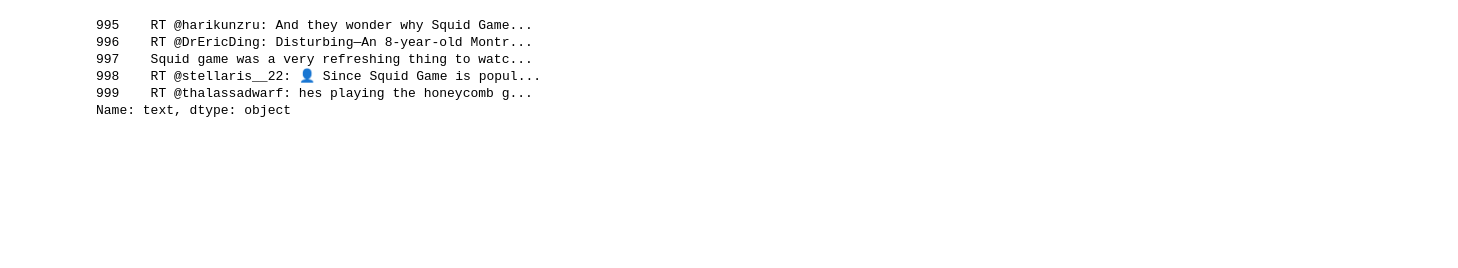
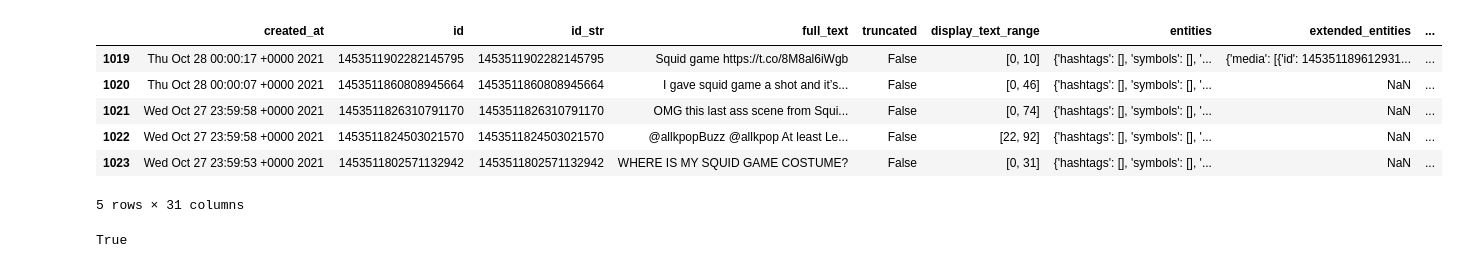
Before and after one commit to vin-rmdn/cancelled, a Jupyter notebook: notebook/tweet_scrap.ipynb, the cells around one changed output. Saved outputs shown, nothing was run; the diff lists cells and outputs as text; code cells hidden in the pictures; blank space fills up the shorter version.

```diff
--- a/notebook/tweet_scrap.ipynb
+++ b/notebook/tweet_scrap.ipynb
@@ -9,5 +11,3 @@ with open('../credential/bearer_token.txt') as f:
 t_h = twitter.Twitter(
     auth=twitter.OAuth2(bearer_token=BEARER_TOKEN)
     )
-# %%
-query = t_h.search.tweets(q='Squid game', lang='en', count=100)
@@ -26,12 +14,12 @@ query['search_metadata']
 # %%
 # For loop preparation
 squid_df = None
-max_iter = 10
+max_iter = 30
 since_id_buff = ''
 
 # Loop. Expect 25 seconds run for 10 iterations, yielding 1000 tweets.
 for i in range(max_iter):
-    query = t_h.search.tweets(q='Squid game', lang='en', count=100) if since_id_buff == '' else t_h.search.tweets(q='Squid game', lang='en', count=100, max_id=since_id_buff)
+    query = t_h.search.tweets(q='Squid game', lang='en', count=100, tweet_mode='extended') if since_id_buff == '' else t_h.search.tweets(q='Squid game', lang='en', count=100, tweet_mode='extended', max_id=since_id_buff)
     since_id_buff = re.search(r'max_id=(.+)&q', query['search_metadata']['next_results']).group(1)
     query = pd.DataFrame(query['statuses'])
     squid_df = squid_df.append(query).reset_index().drop('index', axis=1) if squid_df is not None else query
@@ -48,11 +36,12 @@ squid_df.tail() # by now, we should have 1000 tweets.
-# %%
-# Preparation for text export
-squid_tweets = squid_df.get('text')
-squid_tweets.tail()
-# %% [output]
-995    RT @harikunzru: And they wonder why Squid Game...
-996    RT @DrEricDing: Disturbing—An 8-year-old Montr...
-997    Squid game was a very refreshing thing to watc...
-998    RT @stellaris__22: 👤 Since Squid Game is popul...
-999    RT @thalassadwarf: hes playing the honeycomb g...
-Name: text, dtype: object
+# %%
+# Clean duplicates
+squid_df = squid_df.drop_duplicates(subset=['full_text']).reset_index().drop('index', axis=1)
+squid_df.tail()
+# %% [output]
+|  | created_at | id | id_str | full_text | truncated | display_text_range | entities | extended_entities | ... |
+| 1019 | Thu Oct 28 00:00:17 +0000 2021 | 1453511902282145795 | 1453511902282145795 | Squid game https://t.co/8M8al6iWgb | False | [0, 10] | {'hashtags': [], 'symbols': [], '... | {'media': [{'id': 145351189612931... | ... |
+| 1020 | Thu Oct 28 00:00:07 +0000 2021 | 1453511860808945664 | 1453511860808945664 | I gave squid game a shot and it’s... | False | [0, 46] | {'hashtags': [], 'symbols': [], '... | NaN | ... |
+| 1021 | Wed Oct 27 23:59:58 +0000 2021 | 1453511826310791170 | 1453511826310791170 | OMG this last ass scene from Squi... | False | [0, 74] | {'hashtags': [], 'symbols': [], '... | NaN | ... |
+| 1022 | Wed Oct 27 23:59:58 +0000 2021 | 1453511824503021570 | 1453511824503021570 | @allkpopBuzz @allkpop At least Le... | False | [22, 92] | {'hashtags': [], 'symbols': [], '... | NaN | ... |
+| 1023 | Wed Oct 27 23:59:53 +0000 2021 | 1453511802571132942 | 1453511802571132942 | WHERE IS MY SQUID GAME COSTUME? | False | [0, 31] | {'hashtags': [], 'symbols': [], '... | NaN | ... |
+5 rows × 31 columns
@@ -58,0 +60,4 @@ Name: text, dtype: object
+# %%
+pd.isnull(squid_df_retweet[4])
+# %% [output]
+True
```
Also changed, not shown: parts of 6 cells of this notebook, 25 other files.
